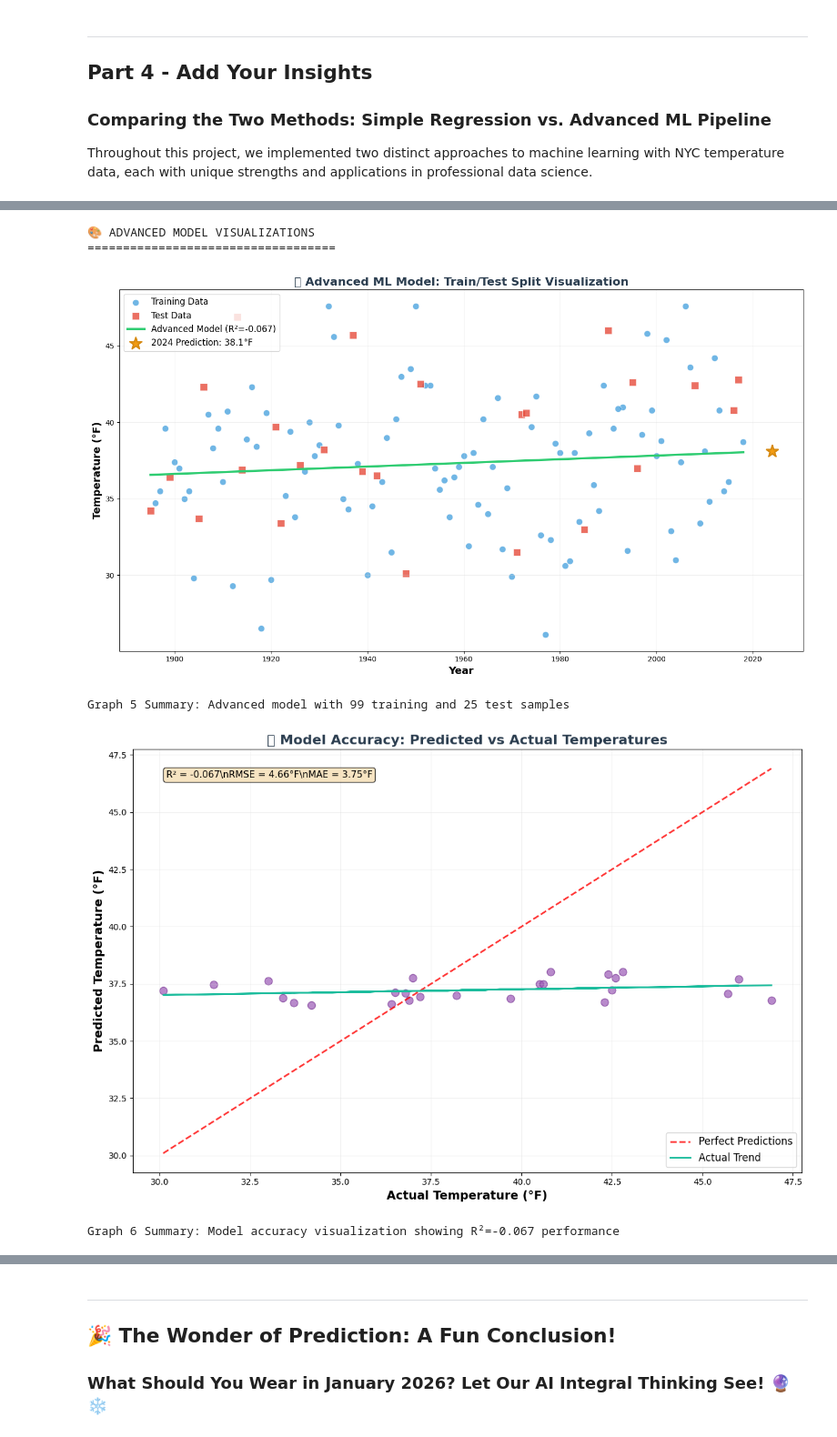
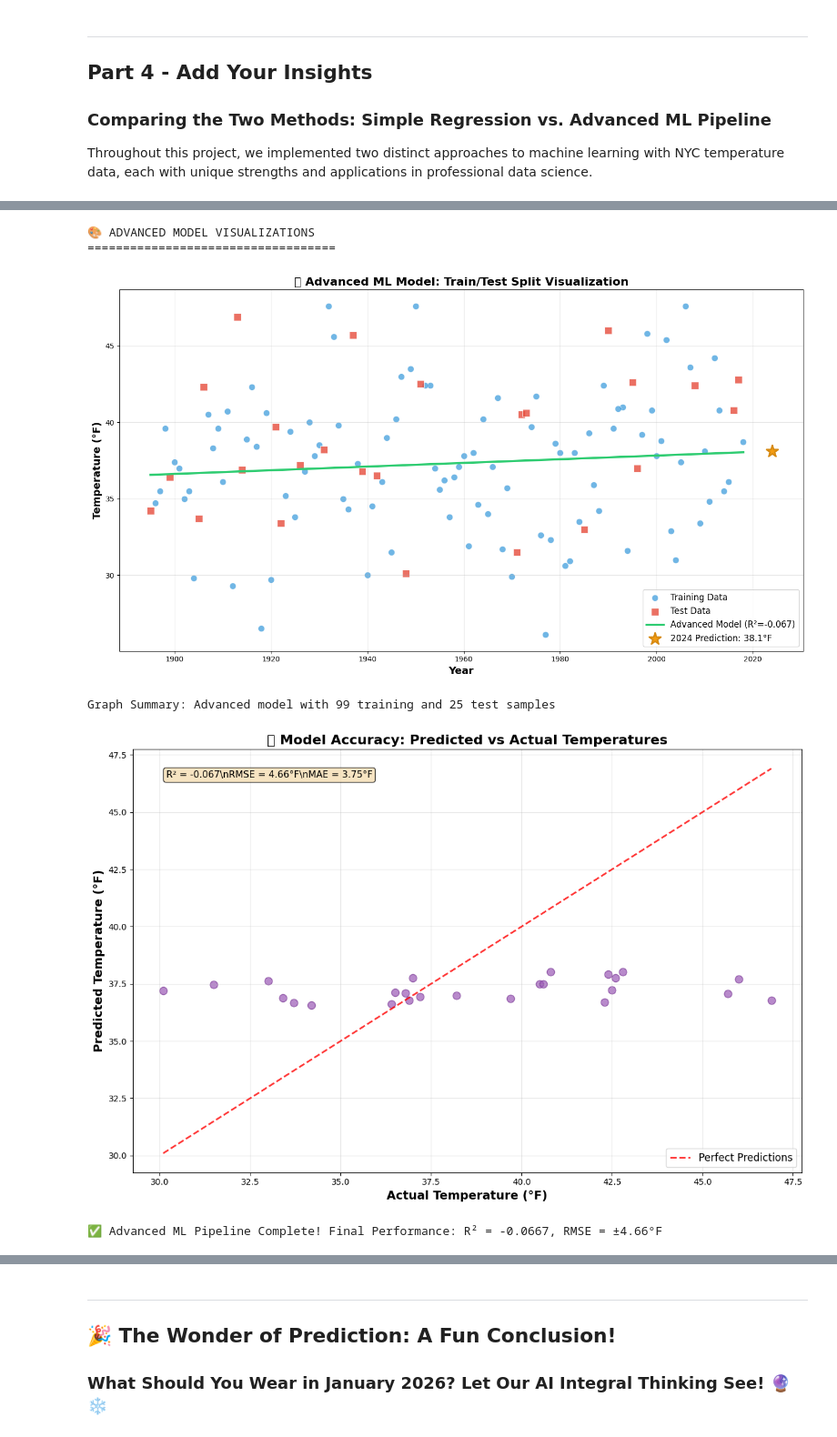
Before and after one commit to ksteele3712/datafun-07_ml, a Jupyter notebook: kristinesteele_ml.ipynb, the cells around one changed output, grey strips where cells are left out. Shown at 91% size. Drawn from its saved outputs; the diff is of its cells as text; code cells hidden in the pictures.

Commit message:
Streamline Part 4 - reduce verbosity while keeping all educational content

```diff
--- a/kristinesteele_ml.ipynb
+++ b/kristinesteele_ml.ipynb
@@ -962,21 +938,18 @@ print(f"="*70)
 # %%
-# Section 4 - Visualizations
+# Section 4 - Advanced Model Visualizations
 print("🎨 ADVANCED MODEL VISUALIZATIONS")
 print("=" * 35)
 
-# Graph 5: Train/Test Split Visualization with Seaborn
+# Graph 5: Train/Test Split Visualization
 plt.figure(figsize=(14, 8))
-
-# Create train/test data for plotting
 train_years = X_train.flatten()
 test_years = X_test.flatten()
 
-# Plot training data
+# Plot training and test data
 sns.scatterplot(x=train_years, y=y_train, alpha=0.7, s=80, color='#3498DB', label='Training Data')
-# Plot test data with different color
 sns.scatterplot(x=test_years, y=y_test, alpha=0.8, s=100, color='#E74C3C', label='Test Data', marker='s')
 
-# Plot the regression line using the advanced model
+# Plot regression line
 years_range = np.linspace(nyc_df['Year'].min(), nyc_df['Year'].max(), 100)
 predictions_range = advanced_model.predict(years_range.reshape(-1, 1))
 plt.plot(years_range, predictions_range, color='#2ECC71', linewidth=3,
@@ -987,84 +960,45 @@ plt.scatter(prediction_year_advanced, predicted_temp_2024_advanced, color='#F39C
            marker='*', label=f'2024 Prediction: {predicted_temp_2024_advanced:.1f}°F',
            zorder=5, edgecolors='#D68910', linewidth=2)
 
-plt.title('🤖 Advanced ML Model: Train/Test Split Visualization', fontsize=16, fontweight='bold', color='#2C3E50')
+plt.title('🤖 Advanced ML Model: Train/Test Split Visualization', fontsize=16, fontweight='bold')
 plt.xlabel('Year', fontsize=14, fontweight='bold')
 plt.ylabel('Temperature (°F)', fontsize=14, fontweight='bold')
-plt.grid(True, alpha=0.3, color='lightgray')
-plt.legend(fontsize=12, loc='upper left')
+plt.grid(True, alpha=0.3)
+plt.legend(fontsize=12)
 plt.tight_layout()
 plt.show()
 
-print(f"Graph 5 Summary: Advanced model with {len(X_train)} training and {len(X_test)} test samples")
+print(f"Graph Summary: Advanced model with {len(X_train)} training and {len(X_test)} test samples")
 
-# Graph 6: Model Performance Comparison
+# Graph 6: Model Accuracy - Predicted vs Actual
 plt.figure(figsize=(12, 8))
-
-# Create predictions vs actual plot for test data
 plt.scatter(y_test, y_test_pred, alpha=0.7, s=80, color='#9B59B6', edgecolors='#7D3C98', linewidth=1)
 
-# Add perfect prediction line (diagonal)
+# Perfect prediction line
 min_temp = min(y_test.min(), y_test_pred.min())
 max_temp = max(y_test.max(), y_test_pred.max())
 plt.plot([min_temp, max_temp], [min_temp, max_temp], 'r--', linewidth=2, alpha=0.8,
          label='Perfect Predictions')
 
-# Add trend line
-z = np.polyfit(y_test, y_test_pred, 1)
-p = np.poly1d(z)
-plt.plot(y_test, p(y_test), color='#1ABC9C', linewidth=2, label='Actual Trend')
-
-plt.title('📊 Model Accuracy: Predicted vs Actual Temperatures', fontsize=16, fontweight='bold', color='#2C3E50')
+plt.title('📊 Model Accuracy: Predicted vs Actual Temperatures', fontsize=16, fontweight='bold')
 plt.xlabel('Actual Temperature (°F)', fontsize=14, fontweight='bold')
 plt.ylabel('Predicted Temperature (°F)', fontsize=14, fontweight='bold')
-plt.grid(True, alpha=0.3, color='lightgray')
+plt.grid(True, alpha=0.3)
 plt.legend(fontsize=12)
 
-# Add performance metrics as text
+# Add performance metrics
 textstr = f'R² = {test_r2:.3f}\\nRMSE = {test_rmse:.2f}°F\\nMAE = {test_mae:.2f}°F'
 props = dict(boxstyle='round', facecolor='wheat', alpha=0.8)
 plt.text(0.05, 0.95, textstr, transform=plt.gca().transAxes, fontsize=11,
          verticalalignment='top', bbox=props)
-
 plt.tight_layout()
 plt.show()
 
-print(f"Graph 6 Summary: Model accuracy visualization showing R²={test_r2:.3f} performance")
-
-# Graph 7: Advanced Residuals Analysis
-plt.figure(figsize=(12, 8))
-
-# Calculate residuals for test set
-test_residuals = y_test - y_test_pred
-
-# Create residual plot with color gradient
-colors = plt.cm.coolwarm(np.linspace(0, 1, len(test_residuals)))
-plt.scatter(y_test_pred, test_residuals, c=colors, alpha=0.7, s=80, edgecolors='black', linewidth=0.5)
-
-# Add horizontal line at y=0
-plt.axhline(y=0, color='red', linestyle='--', linewidth=2, alpha=0.8)
-
-# Add trend line for residuals
-z_res = np.polyfit(y_test_pred, test_residuals, 1)
-p_res = np.poly1d(z_res)
-plt.plot(y_test_pred, p_res(y_test_pred), color='blue', linewidth=2, alpha=0.7, label='Residual Trend')
-
-plt.title('🔍 Advanced Residuals Analysis (Test Set)', fontsize=16, fontweight='bold', color='#2C3E50')
-plt.xlabel('Predicted Temperature (°F)', fontsize=14, fontweight='bold')
-plt.ylabel('Residuals (Actual - Predicted)', fontsize=14, fontweight='bold')
-plt.grid(True, alpha=0.3, color='lightgray')
-plt.legend(fontsize=12)
-plt.tight_layout()
-plt.show()
-
-print(f"Graph 7 Summary: Residuals analysis showing prediction errors distributed around zero")
-
-print(f"\n✅ Part 3 Advanced Machine Learning Pipeline Complete!")
-print(f"📈 Final Model Performance: R² = {test_r2:.4f}, RMSE = ±{test_rmse:.2f}°F")
+print(f"✅ Advanced ML Pipeline Complete! Final Performance: R² = {test_r2:.4f}, RMSE = ±{test_rmse:.2f}°F")
 # %% [output]
 🎨 ADVANCED MODEL VISUALIZATIONS
 ===================================
-[figure, old version]
+[figure, new version]
-Graph 5 Summary: Advanced model with 99 training and 25 test samples
+Graph Summary: Advanced model with 99 training and 25 test samples
-[figure, old version]
+[figure, new version]
-Graph 6 Summary: Model accuracy visualization showing R²=-0.067 performance
+✅ Advanced ML Pipeline Complete! Final Performance: R² = -0.0667, RMSE = ±4.66°F
```
Also changed, not shown: parts of 5 cells of this notebook.
